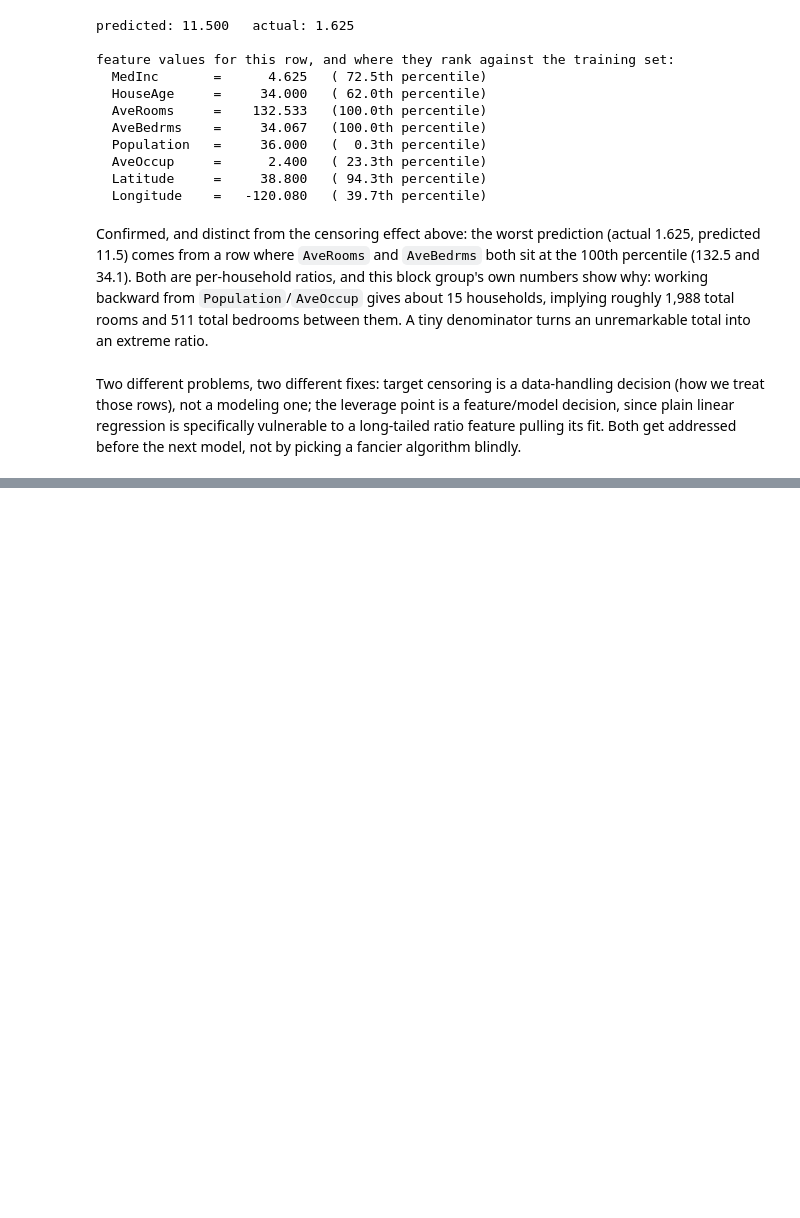
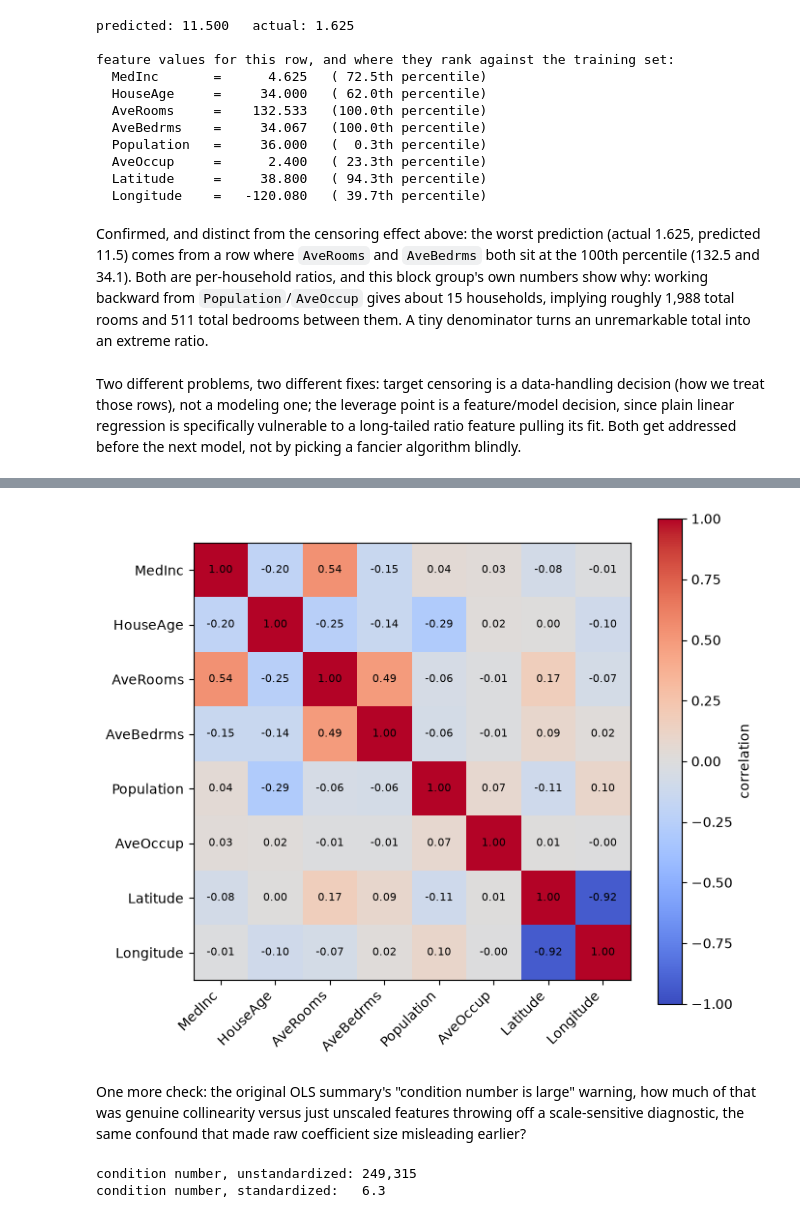
Before and after one commit to bjayles/machine-learning, a Jupyter notebook: learning/01-regression-housing/notebook.ipynb, the cells around one changed output, grey strips where cells are left out. Saved outputs shown, nothing was run; the diff lists cells and outputs as text; code cells hidden in the pictures; blank space fills up the shorter version.

```diff
--- a/learning/01-regression-housing/notebook.ipynb
+++ b/learning/01-regression-housing/notebook.ipynb
@@ -267,0 +874,33 @@ blindly.
+# %%
+# correlation matrix: visual confirmation that Latitude/Longitude, not AveRooms/AveBedrms, is the standout pair
+corr = X_train_eng.corr()
+
+fig, ax = plt.subplots(figsize=(7, 6))
+im = ax.imshow(corr, cmap="coolwarm", vmin=-1, vmax=1)
+ax.set_xticks(range(len(corr.columns)))
+ax.set_yticks(range(len(corr.columns)))
+ax.set_xticklabels(corr.columns, rotation=45, ha="right")
+ax.set_yticklabels(corr.columns)
+for i in range(len(corr.columns)):
+    for j in range(len(corr.columns)):
+        ax.text(j, i, f"{corr.iloc[i, j]:.2f}", ha="center", va="center", fontsize=8)
+
+fig.colorbar(im, label="correlation")
+plt.tight_layout()
+plt.show()
+# %% [output]
+[figure, added]
+# %% [markdown]
+One more check: the original OLS summary's "condition number is large" warning, how much of that was genuine collinearity versus just unscaled features throwing off a scale-sensitive diagnostic, the same confound that made raw coefficient size misleading earlier?
+# %%
+from sklearn.preprocessing import StandardScaler
+
+# same features, same fit, just standardized first: isolates how much of the warning was scale, not correlation
+X_train_scaled = sm.add_constant(StandardScaler().fit_transform(X_train_eng))
+ols_scaled = sm.OLS(np.log(y_train_eng.values), X_train_scaled).fit()
+
+print(f"condition number, unstandardized: {ols_log.condition_number:,.0f}")
+print(f"condition number, standardized:   {ols_scaled.condition_number:,.1f}")
+# %% [output]
+condition number, unstandardized: 249,315
+condition number, standardized:   6.3
```
Also changed, not shown: parts of 65 cells of this notebook, 2 other files.
